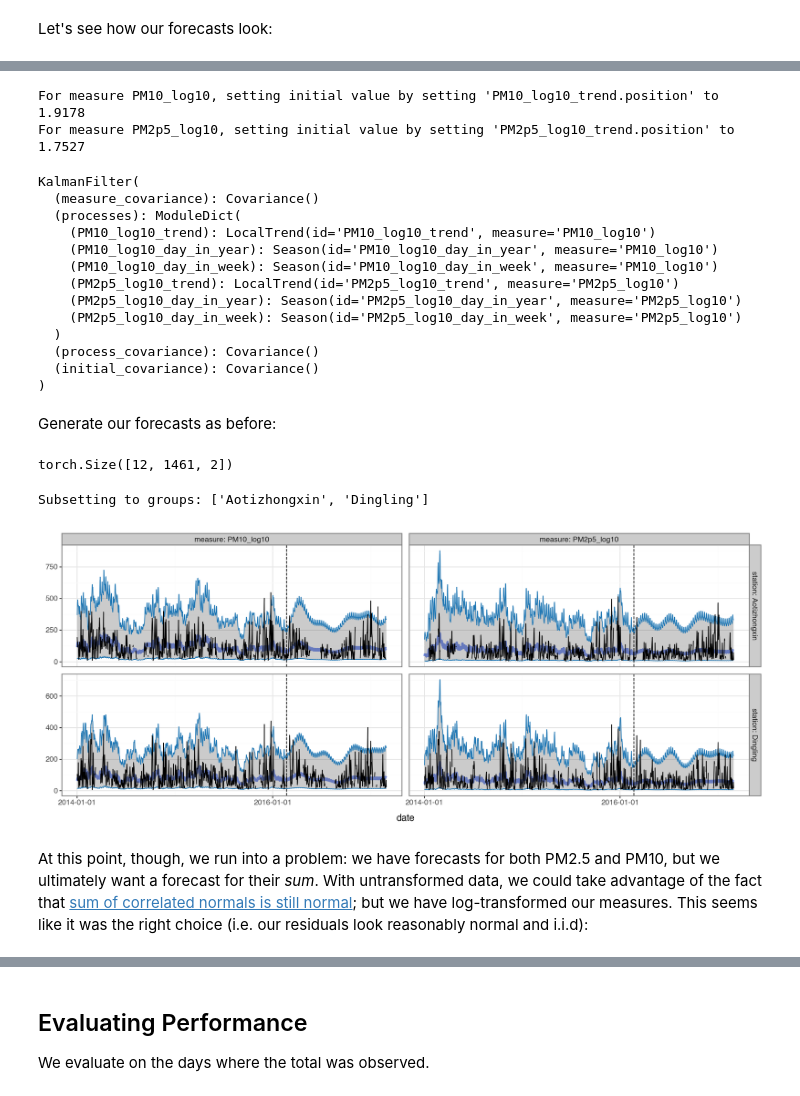
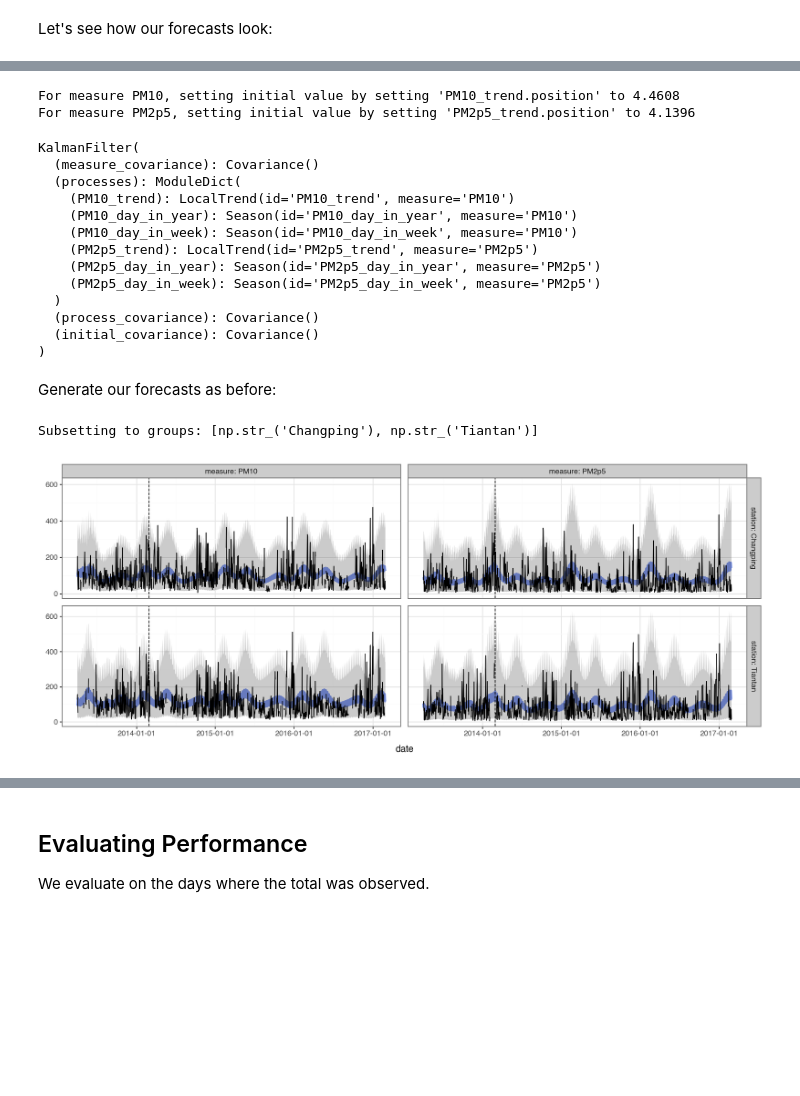
Before and after one commit to onesixsolutions/torchcast, a Jupyter notebook: docs/examples/air_quality.ipynb, the cells around one changed output, grey strips where cells are left out. Saved outputs shown, nothing was run; the diff lists cells and outputs as text; code cells hidden in the pictures; blank space fills up the shorter version.

```diff
--- a/docs/examples/air_quality.ipynb
+++ b/docs/examples/air_quality.ipynb
@@ -29,7 +29,7 @@ Real-world sensors don't always report. To make things more realistic, we'll sim
 # %%
 df_aq = load_air_quality_data('daily', outage_prob=.15)
 
-SPLIT_DT = np.datetime64('2016-02-22')
+SPLIT_DT = np.datetime64('2014-03-01')
 df_aq['dataset'] = np.where(df_aq['date'] > SPLIT_DT, 'val', 'train')
 df_aq
 # %% [output]
@@ -57,6 +53,5 @@ Note that the total is missing whenever *either* sensor is down -- about 30% of
 # %%
 df_aq['PM'] = df_aq['PM10'] + df_aq['PM2p5']
-df_aq['PM_log10'] = np.log10(df_aq['PM'])
 # %%
 # create our dataset:
 dataset_pm = TimeSeriesDataset.from_dataframe(
@@ -154,13 +152,12 @@ One reason to hope so: the univariate model loses the total whenever either sens
 # %%
 # create a dataset:
-df_aq['PM10_log10'] = np.log10(df_aq['PM10'])
-df_aq['PM2p5_log10'] = np.log10(df_aq['PM2p5'])
 dataset_pm_mv = TimeSeriesDataset.from_dataframe(
     dataframe=df_aq,
     dt_unit='D',
-    measure_colnames=['PM10_log10','PM2p5_log10'],
+    measure_colnames=['PM10','PM2p5'],
     group_colname='station',
-    time_colname='date'
+    time_colname='date',
+    transform=LogTransform()
 )
 dataset_pm_mv_train, _ = dataset_pm_mv.train_val_split(dt=SPLIT_DT)
 
@@ -168,7 +165,9 @@ dataset_pm_mv_train, _ = dataset_pm_mv.train_val_split(dt=SPLIT_DT)
 _processes = []
 for m in dataset_pm_mv.measures[0]:
     _processes.extend([
+
         LocalTrend(id=f'{m}_trend', measure=m),
+
         Season(
             id=f'{m}_day_in_year',
             period=365.25,
@@ -186,6 +185,7 @@ for m in dataset_pm_mv.measures[0]:
             measure=m,
             fixed=True
         )
+
     ])
 kf_pm_mv = KalmanFilter(
     measures=dataset_pm_mv.measures[0],
@@ -199,44 +199,39 @@ kf_pm_mv.fit(
     n_step=5, every_step=False,
 )
 # %% [output]
-For measure PM10_log10, setting initial value by setting 'PM10_log10_trend.position' to 1.9178
-For measure PM2p5_log10, setting initial value by setting 'PM2p5_log10_trend.position' to 1.7527
+For measure PM10, setting initial value by setting 'PM10_trend.position' to 4.4608
+For measure PM2p5, setting initial value by setting 'PM2p5_trend.position' to 4.1396
 KalmanFilter(
   (measure_covariance): Covariance()
   (processes): ModuleDict(
-    (PM10_log10_trend): LocalTrend(id='PM10_log10_trend', measure='PM10_log10')
-    (PM10_log10_day_in_year): Season(id='PM10_log10_day_in_year', measure='PM10_log10')
-    (PM10_log10_day_in_week): Season(id='PM10_log10_day_in_week', measure='PM10_log10')
-    (PM2p5_log10_trend): LocalTrend(id='PM2p5_log10_trend', measure='PM2p5_log10')
-    (PM2p5_log10_day_in_year): Season(id='PM2p5_log10_day_in_year', measure='PM2p5_log10')
-    (PM2p5_log10_day_in_week): Season(id='PM2p5_log10_day_in_week', measure='PM2p5_log10')
+    (PM10_trend): LocalTrend(id='PM10_trend', measure='PM10')
+    (PM10_day_in_year): Season(id='PM10_day_in_year', measure='PM10')
+    (PM10_day_in_week): Season(id='PM10_day_in_week', measure='PM10')
+    (PM2p5_trend): LocalTrend(id='PM2p5_trend', measure='PM2p5')
+    (PM2p5_day_in_year): Season(id='PM2p5_day_in_year', measure='PM2p5')
+    (PM2p5_day_in_week): Season(id='PM2p5_day_in_week', measure='PM2p5')
   )
   (process_covariance): Covariance()
   (initial_covariance): Covariance()
 )
 # %% [markdown]
 Generate our forecasts as before:
-# %%
-with torch.no_grad():
-    forecast_mv = kf_pm_mv(
-        dataset_pm_mv_train.tensors[0],
-        start_offsets=dataset_pm_mv_train.start_datetimes,
-        out_timesteps=dataset_pm_mv.num_timesteps # <--- how we ask it to forecast past original times
-    )
-forecast_mv.means.shape
-# %% [output]
-torch.Size([12, 1461, 2])
 # %%
+with torch.no_grad():
+    forecast_mv = kf_pm_mv(
+        dataset_pm_mv_train.tensors[0],
+        start_offsets=dataset_pm_mv_train.start_datetimes,
+        out_timesteps=dataset_pm_mv.num_timesteps # <--- how we ask it to forecast past original times
+    )
+
 forecast_mv.plot(
     forecast_mv
     .set_metadata(group_colname='station', time_colname='date')
-    .to_dataframe(dataset_pm_mv, transform=LogTransform(base=10))
-    .query("date>'2014-01-01'"),
+    .to_dataframe(dataset_pm_mv, transform=LogTransform())
+    .query("date>'2013-04-01'"),
     max_num_groups=2,
     split_dt=SPLIT_DT,
 )
 # %% [output]
-Subsetting to groups: ['Aotizhongxin', 'Dingling']
+Subsetting to groups: [np.str_('Changping'), np.str_('Tiantan')]
-[figure, old version]
+[figure, new version]
-# %% [markdown]
-At this point, though, we run into a problem: we have forecasts for both PM2.5 and PM10, but we ultimately want a forecast for their *sum*. With untransformed data, we could take advantage of the fact that [sum of correlated normals is still normal](https://en.wikipedia.org/wiki/Sum_of_normally_distributed_random_variables#Correlated_random_variables); but we have log-transformed our measures. This seems like it was the right choice (i.e. our residuals look reasonably normal and i.i.d):
```
Also changed, not shown: parts of 21 cells of this notebook.
